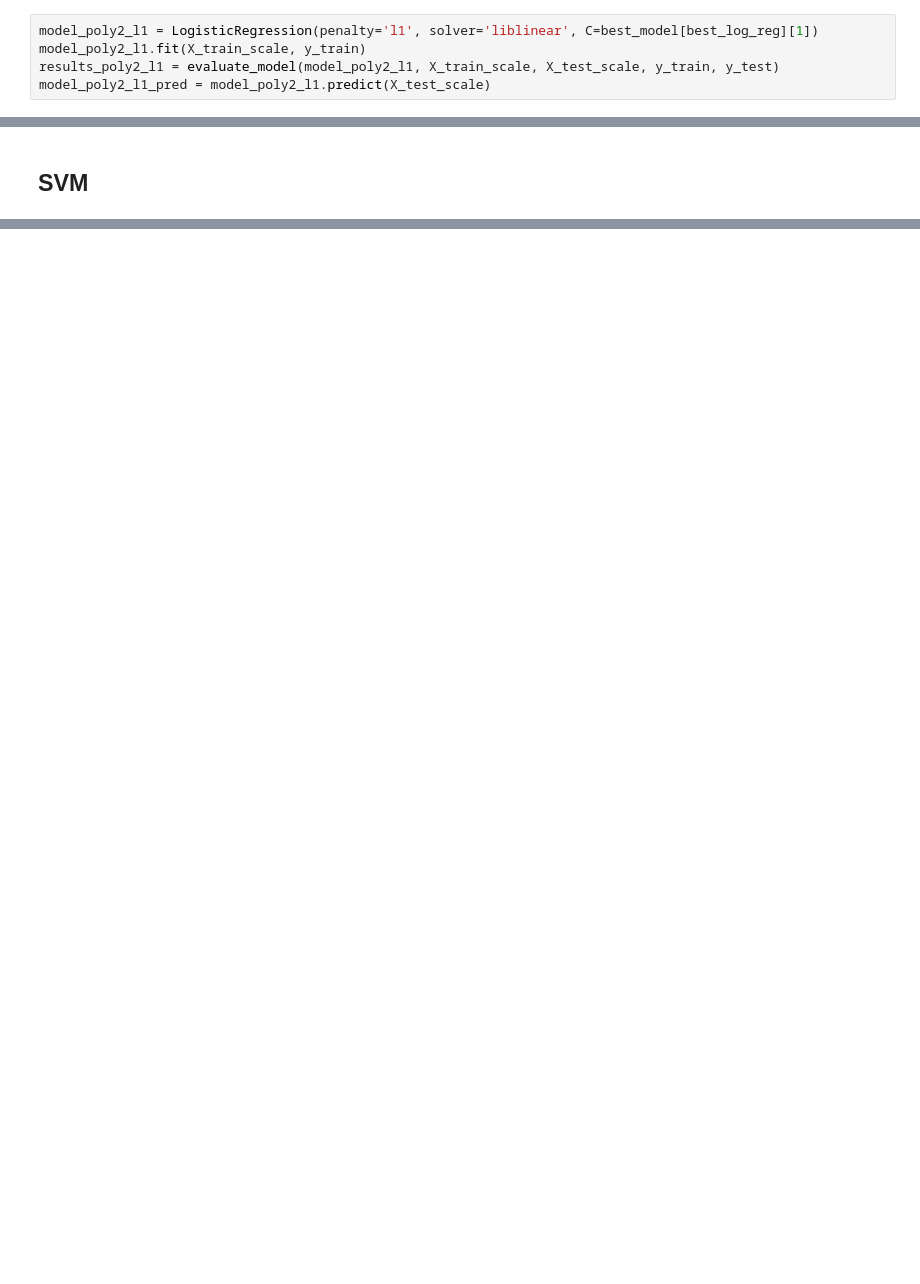
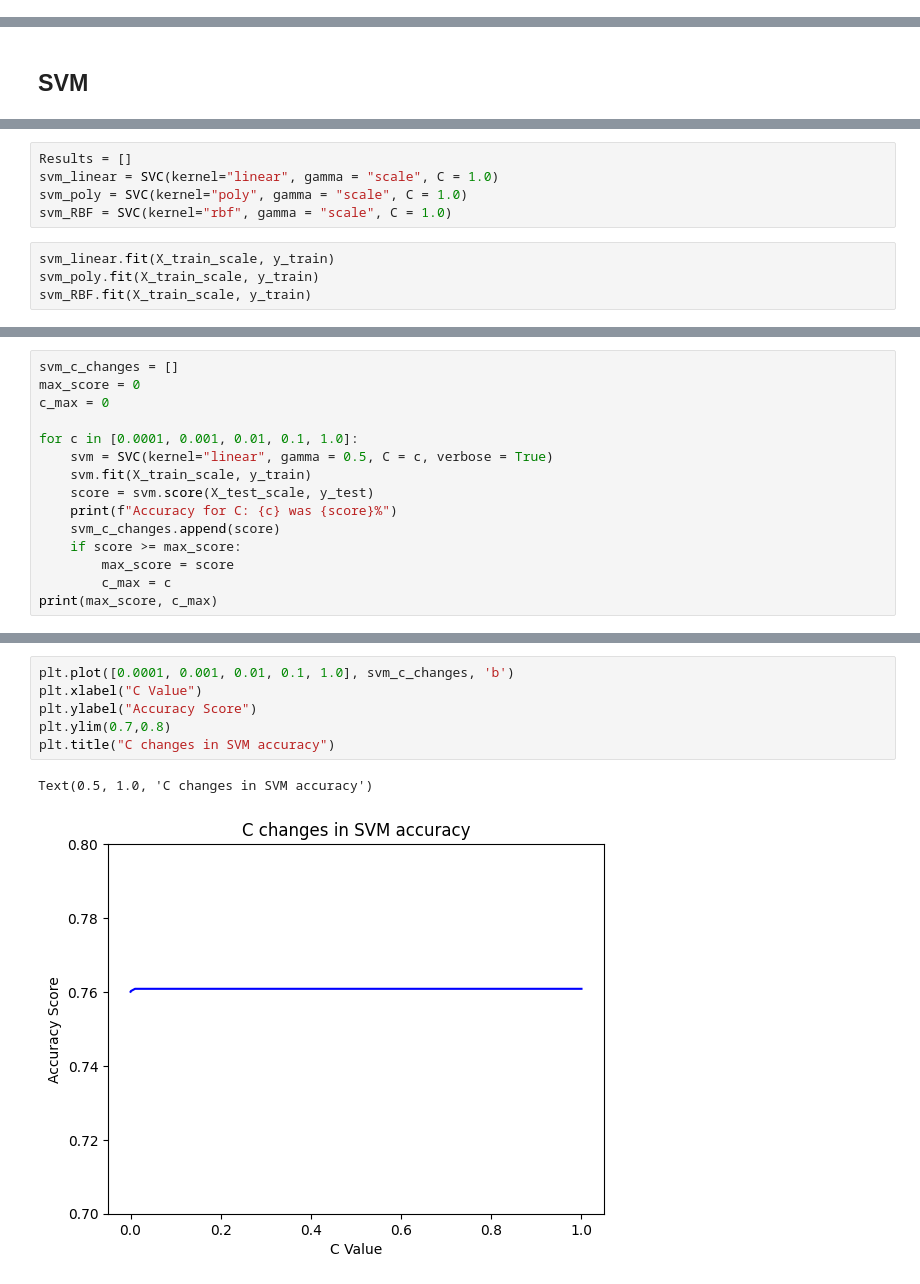
Before and after one commit to iamgeeyuh/League-of-Legends-Match-Predictor, a Jupyter notebook: final_project.ipynb, the cells around one changed output, grey strips where cells are left out. Cells and saved outputs as stored; diff of their text form; blank space fills up the shorter version.

```diff
--- a/final_project.ipynb
+++ b/final_project.ipynb
@@ -923,5 +459,0 @@ log_reg_poly2_l1
-# %%
-model_poly2_l1 = LogisticRegression(penalty='l1', solver='liblinear', C=best_model[best_log_reg][1])
-model_poly2_l1.fit(X_train_scale, y_train)
-results_poly2_l1 = evaluate_model(model_poly2_l1, X_train_scale, X_test_scale, y_train, y_test)
-model_poly2_l1_pred = model_poly2_l1.predict(X_test_scale)
@@ -1674,0 +462,9 @@ Text(0.5, 1.0, 'Neural Network Confusion Matrix')
+# %%
+Results = []
+svm_linear = SVC(kernel="linear", gamma = "scale", C = 1.0)
+svm_poly = SVC(kernel="poly", gamma = "scale", C = 1.0)
+svm_RBF = SVC(kernel="rbf", gamma = "scale", C = 1.0)
+# %%
+svm_linear.fit(X_train_scale, y_train)
+svm_poly.fit(X_train_scale, y_train)
+svm_RBF.fit(X_train_scale, y_train)
@@ -1674,0 +486,15 @@ Text(0.5, 1.0, 'Neural Network Confusion Matrix')
+# %%
+svm_c_changes = []
+max_score = 0
+c_max = 0
+
+for c in [0.0001, 0.001, 0.01, 0.1, 1.0]:
+    svm = SVC(kernel="linear", gamma = 0.5, C = c, verbose = True)
+    svm.fit(X_train_scale, y_train)
+    score = svm.score(X_test_scale, y_test)
+    print(f"Accuracy for C: {c} was {score}%")
+    svm_c_changes.append(score)
+    if score >= max_score:
+        max_score = score
+        c_max = c
+print(max_score, c_max)
@@ -1674,0 +508,9 @@ Text(0.5, 1.0, 'Neural Network Confusion Matrix')
+# %%
+plt.plot([0.0001, 0.001, 0.01, 0.1, 1.0], svm_c_changes, 'b')
+plt.xlabel("C Value")
+plt.ylabel("Accuracy Score")
+plt.ylim(0.7,0.8)
+plt.title("C changes in SVM accuracy")
+# %% [output]
+Text(0.5, 1.0, 'C changes in SVM accuracy')
+[figure, added]
```
Also changed, not shown: parts of 100 cells of this notebook.
